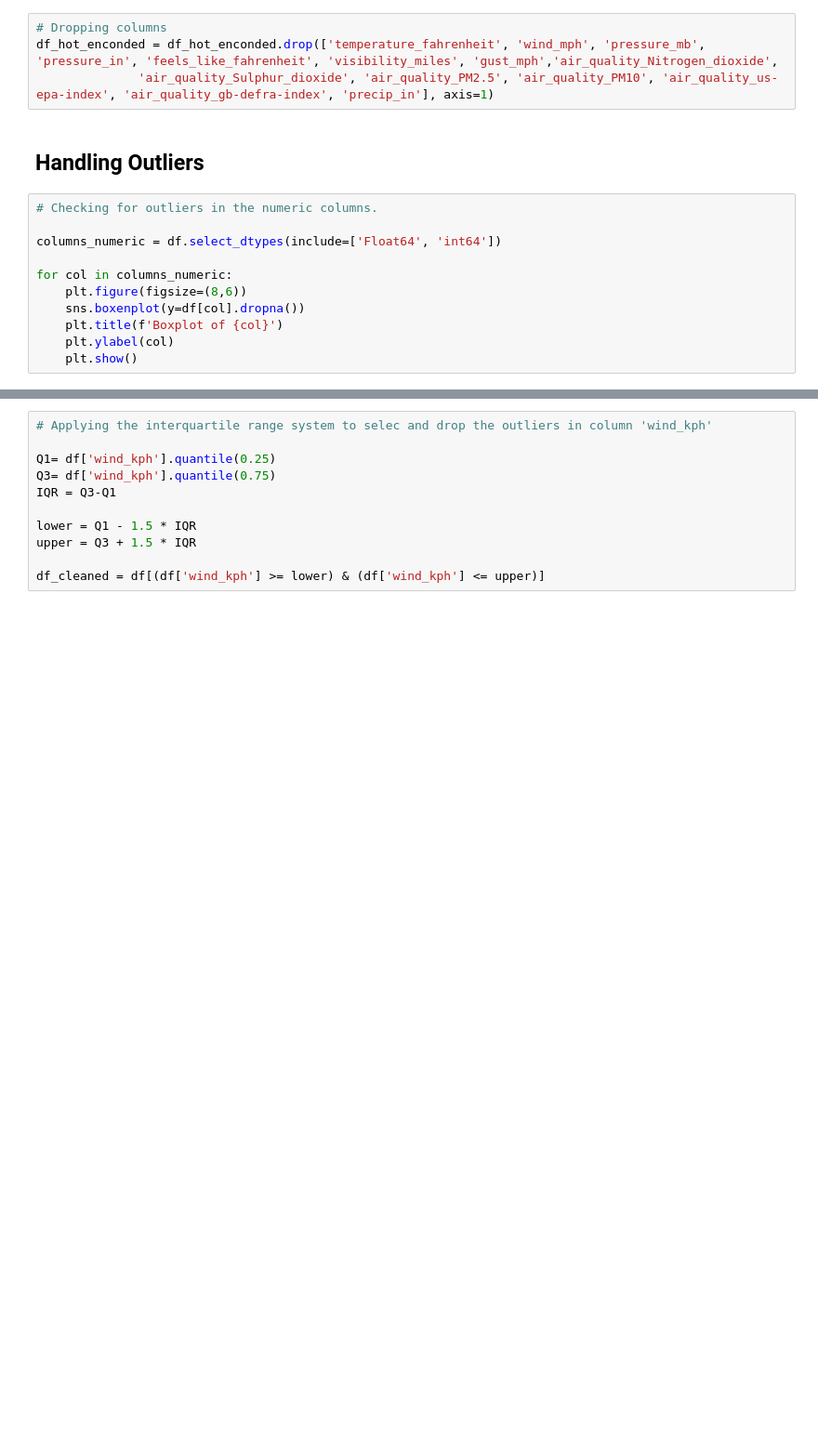
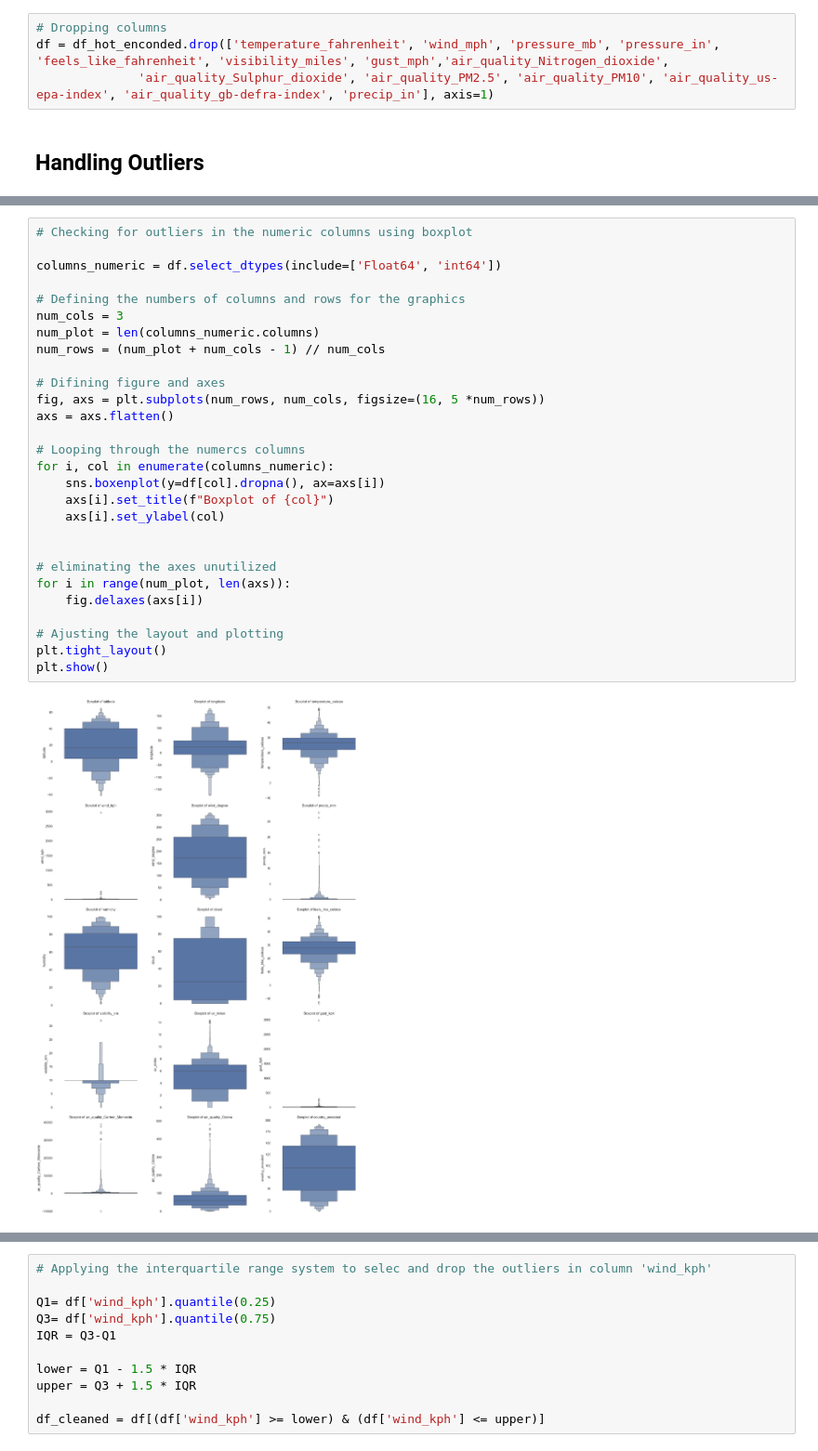
Before and after one commit to DiegoALemos/Programming_for_AI_CA, a Jupyter notebook: Global_Weather_DF.ipynb, the cells around one changed output, grey strips where cells are left out. Shown at 93% size. Drawn from its saved outputs; the diff is of its cells as text; blank space fills up the shorter version.

Commit message:
Data analytics and visualization

```diff
--- a/Global_Weather_DF.ipynb
+++ b/Global_Weather_DF.ipynb
@@ -277,17 +285,6 @@ I have decided to encode the 'country' feature so I could apply the heatmap and
 # %%
 # Dropping columns
-df_hot_enconded = df_hot_enconded.drop(['temperature_fahrenheit', 'wind_mph', 'pressure_mb', 'pressure_in', 'feels_like_fahrenheit', 'visibility_miles', 'gust_mph','air_quality_Nitrogen_dioxide',
+df = df_hot_enconded.drop(['temperature_fahrenheit', 'wind_mph', 'pressure_mb', 'pressure_in', 'feels_like_fahrenheit', 'visibility_miles', 'gust_mph','air_quality_Nitrogen_dioxide',
               'air_quality_Sulphur_dioxide', 'air_quality_PM2.5', 'air_quality_PM10', 'air_quality_us-epa-index', 'air_quality_gb-defra-index', 'precip_in'], axis=1)
 # %% [markdown]
 ## Handling Outliers
-# %%
-# Checking for outliers in the numeric columns.
-
-columns_numeric = df.select_dtypes(include=['Float64', 'int64'])
-
-for col in columns_numeric:
-    plt.figure(figsize=(8,6))
-    sns.boxenplot(y=df[col].dropna())
-    plt.title(f'Boxplot of {col}')
-    plt.ylabel(col)
-    plt.show()
@@ -307,0 +291,30 @@ for col in columns_numeric:
+# %%
+# Checking for outliers in the numeric columns using boxplot
+
+columns_numeric = df.select_dtypes(include=['Float64', 'int64'])
+
+# Defining the numbers of columns and rows for the graphics
+num_cols = 3
+num_plot = len(columns_numeric.columns)
+num_rows = (num_plot + num_cols - 1) // num_cols
+
+# Difining figure and axes
+fig, axs = plt.subplots(num_rows, num_cols, figsize=(16, 5 *num_rows))
+axs = axs.flatten()
+
+# Looping through the numercs columns
+for i, col in enumerate(columns_numeric):
+    sns.boxenplot(y=df[col].dropna(), ax=axs[i])
+    axs[i].set_title(f"Boxplot of {col}")
+    axs[i].set_ylabel(col)
+
+
+# eliminating the axes unutilized
+for i in range(num_plot, len(axs)):
+    fig.delaxes(axs[i])
+
+# Ajusting the layout and plotting
+plt.tight_layout()
+plt.show()
+# %% [output]
+[figure, added]
```
Also changed, not shown: parts of 24 cells of this notebook, 1 other file.
